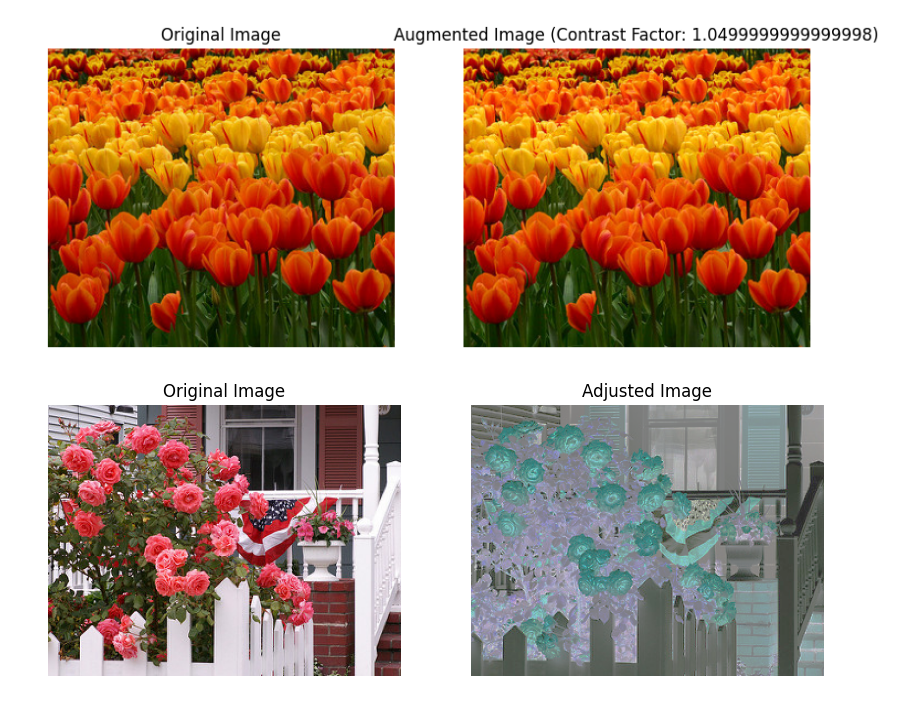
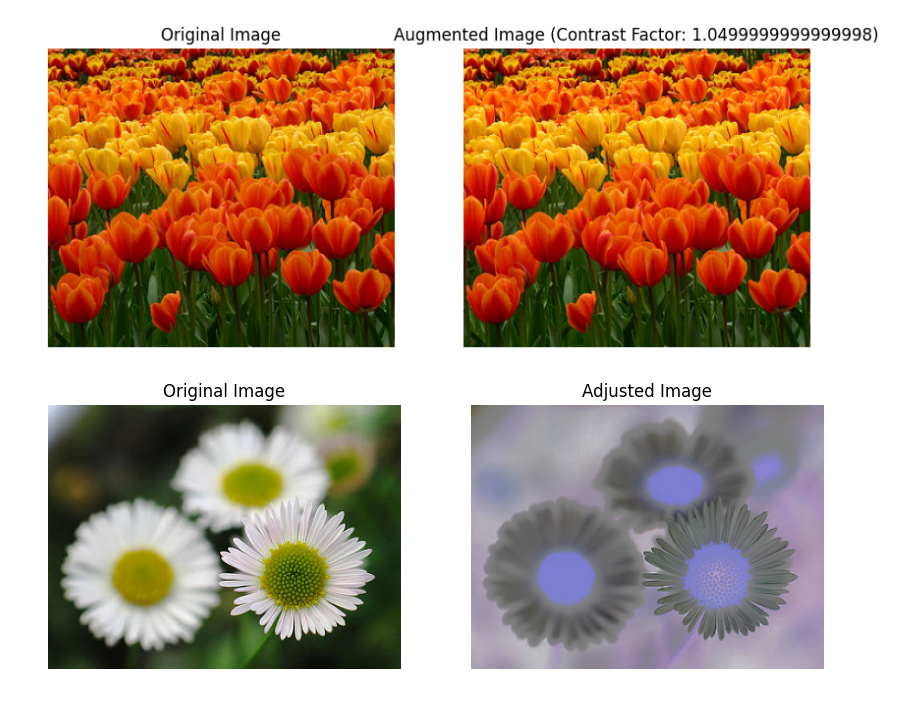
Before and after one commit to Narasimha-3/DL, a Jupyter notebook: fuzzy_aug.ipynb, the cells around one changed output. Drawn from its saved outputs; the diff is of its cells as text; code cells hidden in the pictures.

```diff
--- a/fuzzy_aug.ipynb
+++ b/fuzzy_aug.ipynb
@@ -96,11 +93,6 @@ plt.show()
 # %% [output]
 [figure]
 # %%
-import numpy as np
-import cv2
-import skfuzzy as fuzz
-
-
 brightness = ctrl.Antecedent(np.arange(0, 256, 1), 'brightness')
 adjustment = ctrl.Consequent(np.arange(0, 256, 1), 'adjustment')
 
@@ -124,32 +116,32 @@ def fuzzy_brightness(image):
     for i in range(image.shape[0]):
         for j in range(image.shape[1]):
             for k in range(image.shape[2]):
                 brightness_sim.input['brightness'] = image[i, j, k]
                 brightness_sim.compute()
                 adjusted_image[i, j, k] = brightness_sim.output['adjustment']
 
     return adjusted_image
 
-image = cv2.imread(r'flowers/rose/159079265_d77a9ac920_n.jpg')
+image = cv2.imread(r'flowers/daisy/5794839_200acd910c_n.jpg')
 
 adjusted_image = fuzzy_brightness(image)
 
 image_rgb = cv2.cvtColor(image, cv2.COLOR_BGR2RGB)
 adjusted_image_rgb = cv2.cvtColor(adjusted_image, cv2.COLOR_BGR2RGB)
 
 
 plt.figure(figsize=(10, 5))
 
 plt.subplot(1, 2, 1)
 plt.imshow(image_rgb)
 plt.title('Original Image')
 plt.axis('off')
 
 plt.subplot(1, 2, 2)
 plt.imshow(adjusted_image_rgb)
 plt.title('Adjusted Image')
 plt.axis('off')
 
 plt.show()
 # %% [output]
-[figure, old version]
+[figure, new version]
```
Also changed, not shown: parts of 1 cell of this notebook.
